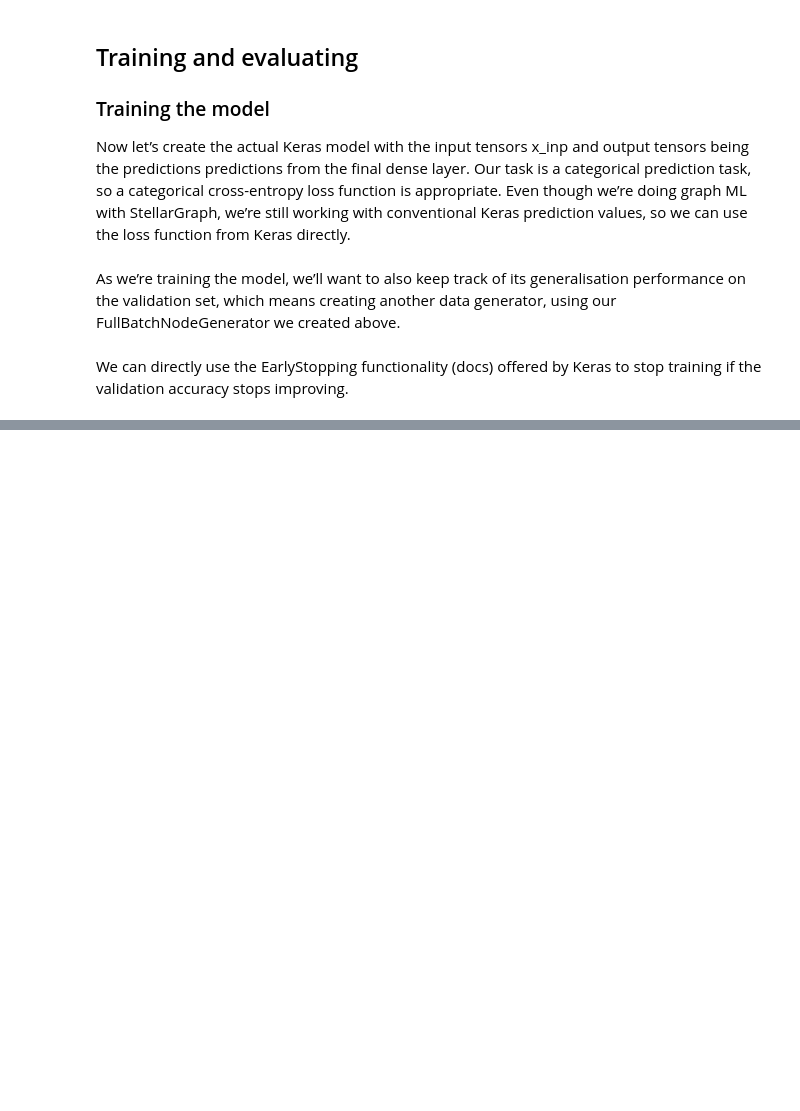
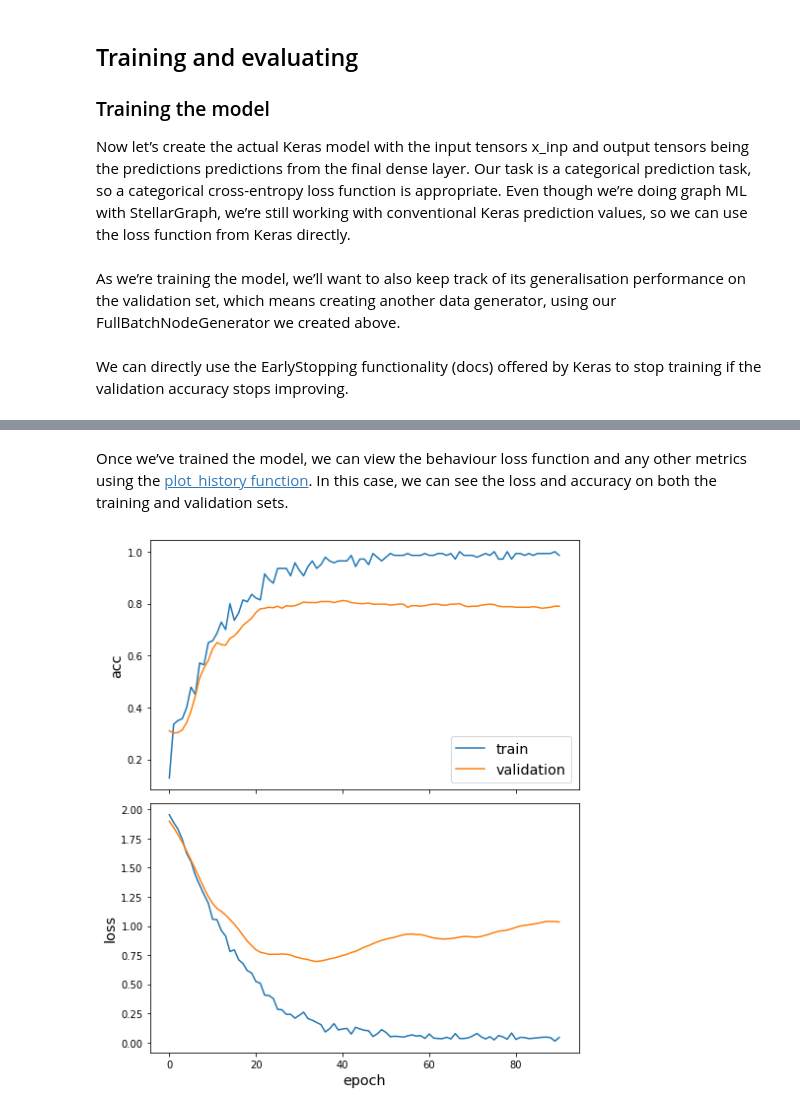
Before and after one commit to rsouza/NeuralNetworks_Course, a Jupyter notebook: Notebooks/TensorFlow/GCN/GCNs.ipynb, the cells around one changed output, grey strips where cells are left out. Saved outputs shown, nothing was run; the diff lists cells and outputs as text; code cells hidden in the pictures; blank space fills up the shorter version.

```diff
--- a/Notebooks/TensorFlow/GCN/GCNs.ipynb
+++ b/Notebooks/TensorFlow/GCN/GCNs.ipynb
@@ -167,3 +195,5 @@ As we’re training the model, we’ll want to also keep track of its generalisa
 val_gen = generator.flow(val_subjects.index, val_targets)
 # %% [markdown]
 We can directly use the EarlyStopping functionality (docs) offered by Keras to stop training if the validation accuracy stops improving.
+# %%
+es_callback = tf.keras.callbacks.EarlyStopping(monitor="val_acc", patience=50, restore_best_weights=True)
@@ -169,0 +202,8 @@ We can directly use the EarlyStopping functionality (docs) offered by Keras to s
+# %%
+history = model.fit(train_gen,
+                    epochs=200,
+                    validation_data=val_gen,
+                    verbose=1,
+                    shuffle=False,  # this should be False, since shuffling data means shuffling the whole graph
+                    callbacks=[es_callback],
+                   )
@@ -169,0 +228,6 @@ We can directly use the EarlyStopping functionality (docs) offered by Keras to s
+# %% [markdown]
+Once we’ve trained the model, we can view the behaviour loss function and any other metrics using the [plot_history function](https://stellargraph.readthedocs.io/en/stable/api.html#stellargraph.utils.plot_history). In this case, we can see the loss and accuracy on both the training and validation sets.
+# %%
+sg.utils.plot_history(history)
+# %% [output]
+[figure, added]
```
Also changed, not shown: parts of 26 cells of this notebook.
